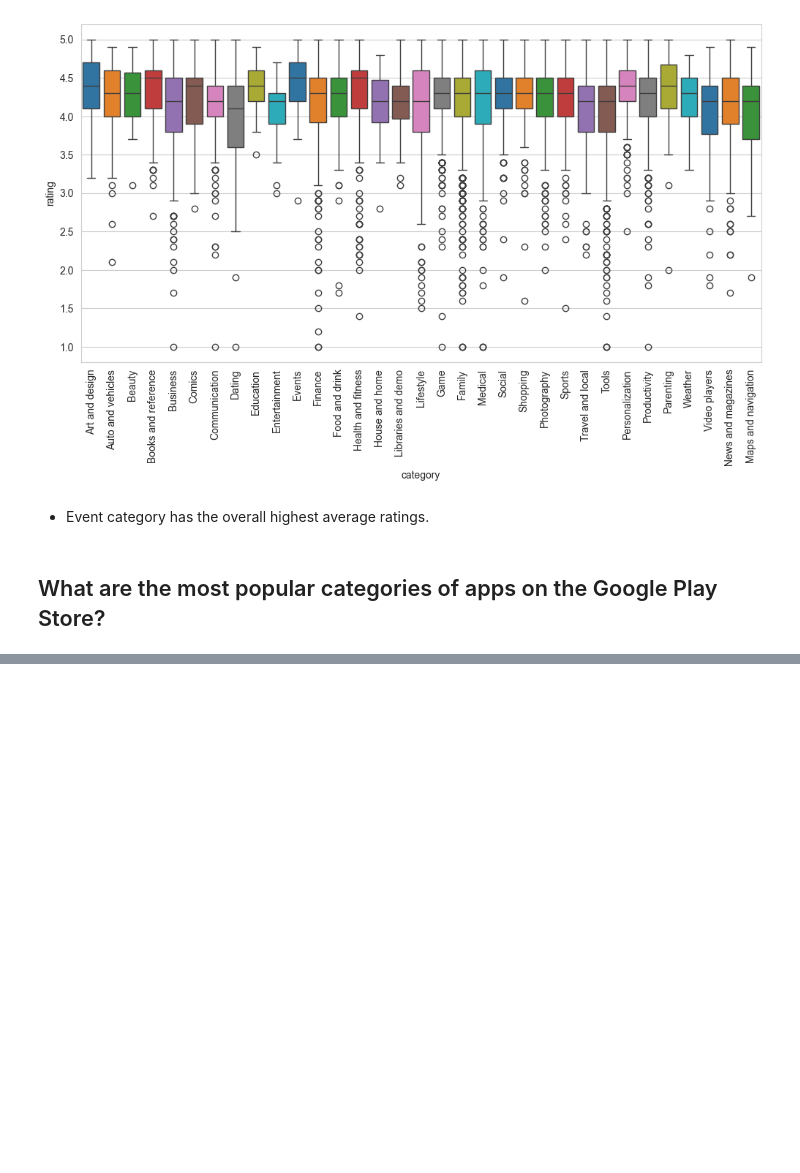
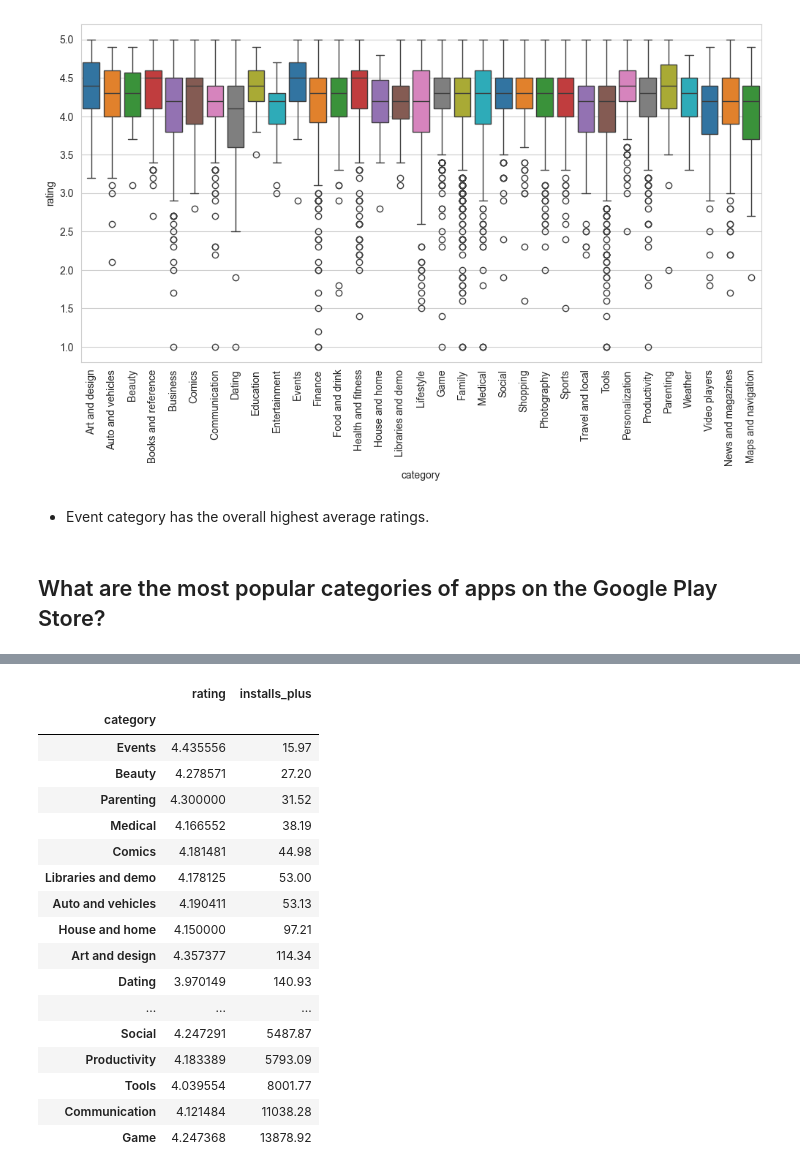
Before and after one commit to ali-bin-kashif/google-play-store-eda, a Jupyter notebook: google-play-store-eda.ipynb, the cells around one changed output, grey strips where cells are left out. Saved outputs shown, nothing was run; the diff lists cells and outputs as text; code cells hidden in the pictures; blank space fills up the shorter version.

```diff
--- a/google-play-store-eda.ipynb
+++ b/google-play-store-eda.ipynb
@@ -569,0 +662,23 @@ plt.show()
+# %%
+low_competition_cat = google_play_data.groupby('category')[['rating', 'installs_plus']].agg({'rating' : 'mean', 'installs_plus' : 'sum'}).sort_values(['installs_plus', 'rating'], ascending=[True, False])
+low_competition_cat['installs_plus'] = round(low_competition_cat['installs_plus']/1000000,2)
+low_competition_cat
+# %% [output]
+|  | rating | installs_plus |
+| category |  |  |
+| Events | 4.435556 | 15.97 |
+| Beauty | 4.278571 | 27.20 |
+| Parenting | 4.300000 | 31.52 |
+| Medical | 4.166552 | 38.19 |
+| Comics | 4.181481 | 44.98 |
+| Libraries and demo | 4.178125 | 53.00 |
+| Auto and vehicles | 4.190411 | 53.13 |
+| House and home | 4.150000 | 97.21 |
+| Art and design | 4.357377 | 114.34 |
+| Dating | 3.970149 | 140.93 |
+| ... | ... | ... |
+| Social | 4.247291 | 5487.87 |
+| Productivity | 4.183389 | 5793.09 |
+| Tools | 4.039554 | 8001.77 |
+| Communication | 4.121484 | 11038.28 |
+| Game | 4.247368 | 13878.92 |
```
Also changed, not shown: parts of 15 cells of this notebook.
